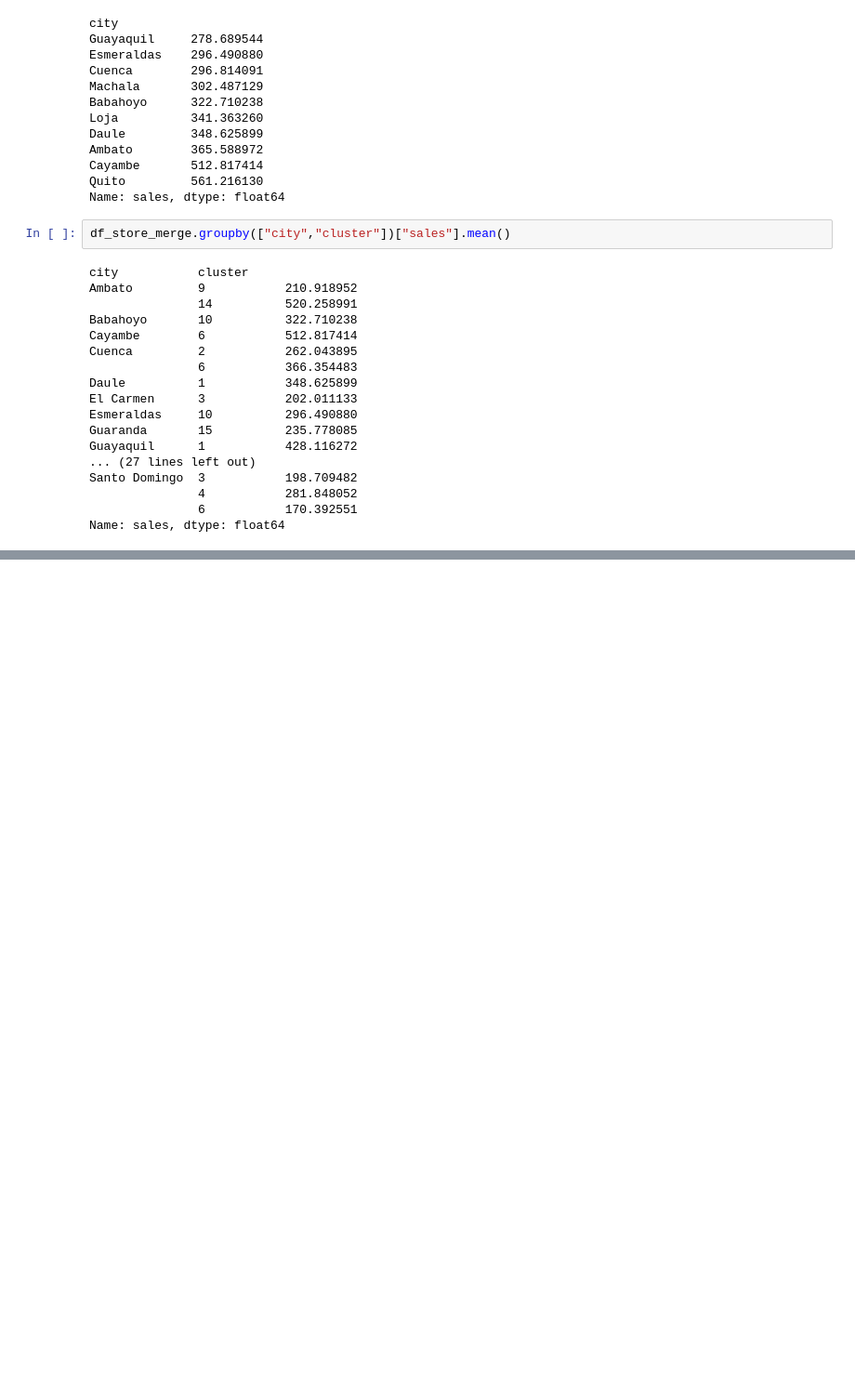
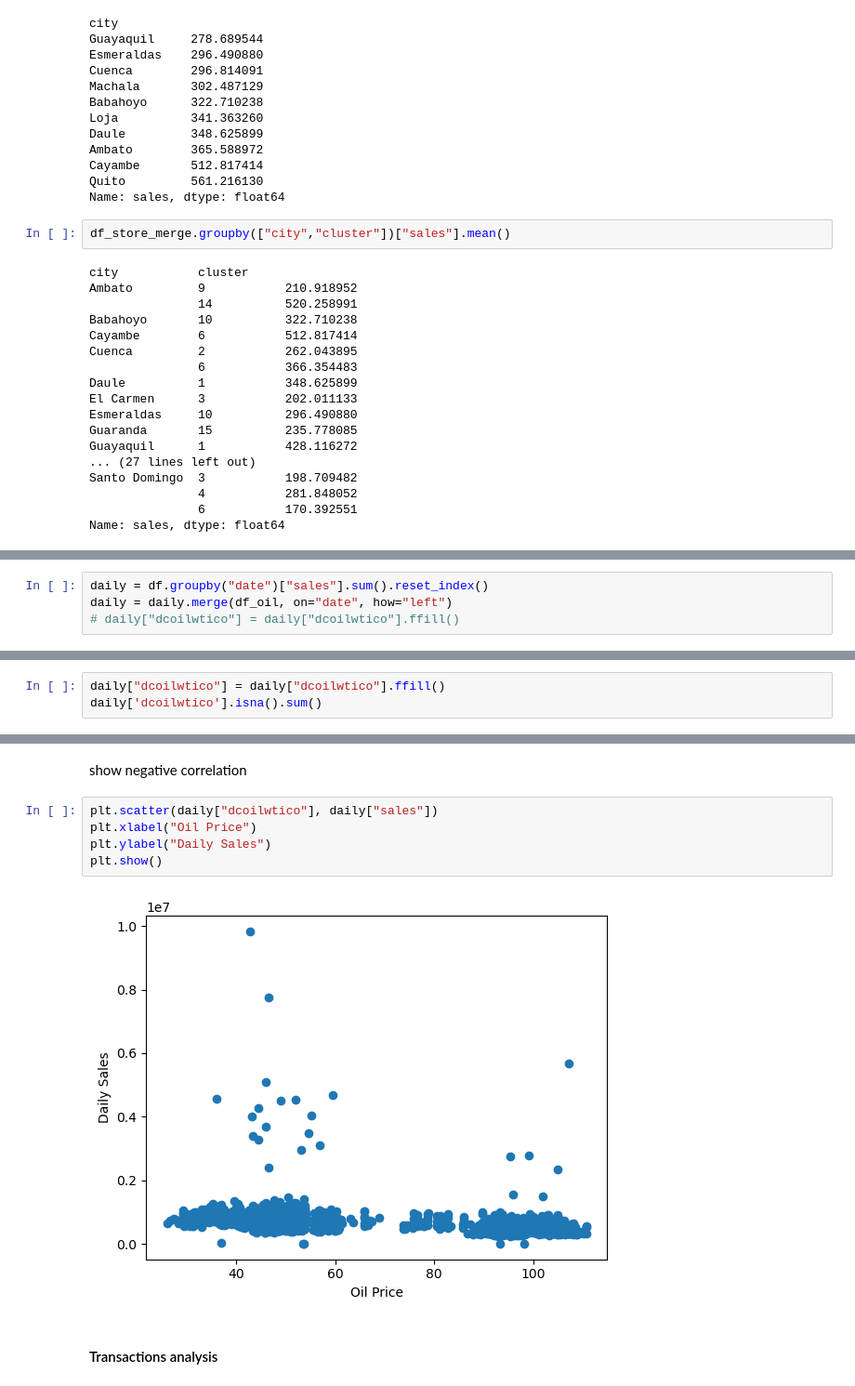
Before and after one commit to tharmpholsri/store-sales-forecasting, a Jupyter notebook: EDA.ipynb, the cells around one changed output, grey strips where cells are left out. Shown at 93% size. Drawn from its saved outputs; the diff is of its cells as text; blank space fills up the shorter version.

Commit message:
EDA : update oil and transactions analysis

```diff
--- a/EDA.ipynb
+++ b/EDA.ipynb
@@ -1254,0 +1336,4 @@ Name: sales, dtype: float64
+# %%
+daily = df.groupby("date")["sales"].sum().reset_index()
+daily = daily.merge(df_oil, on="date", how="left")
+# daily["dcoilwtico"] = daily["dcoilwtico"].ffill()
@@ -1254,0 +1344,3 @@ Name: sales, dtype: float64
+# %%
+daily["dcoilwtico"] = daily["dcoilwtico"].ffill()
+daily['dcoilwtico'].isna().sum()
@@ -1254,0 +1355,11 @@ Name: sales, dtype: float64
+# %% [markdown]
+show negative correlation
+# %%
+plt.scatter(daily["dcoilwtico"], daily["sales"])
+plt.xlabel("Oil Price")
+plt.ylabel("Daily Sales")
+plt.show()
+# %% [output]
+[figure, added]
+# %% [markdown]
+#### Transactions analysis
```
Also changed, not shown: parts of 23 cells of this notebook.
